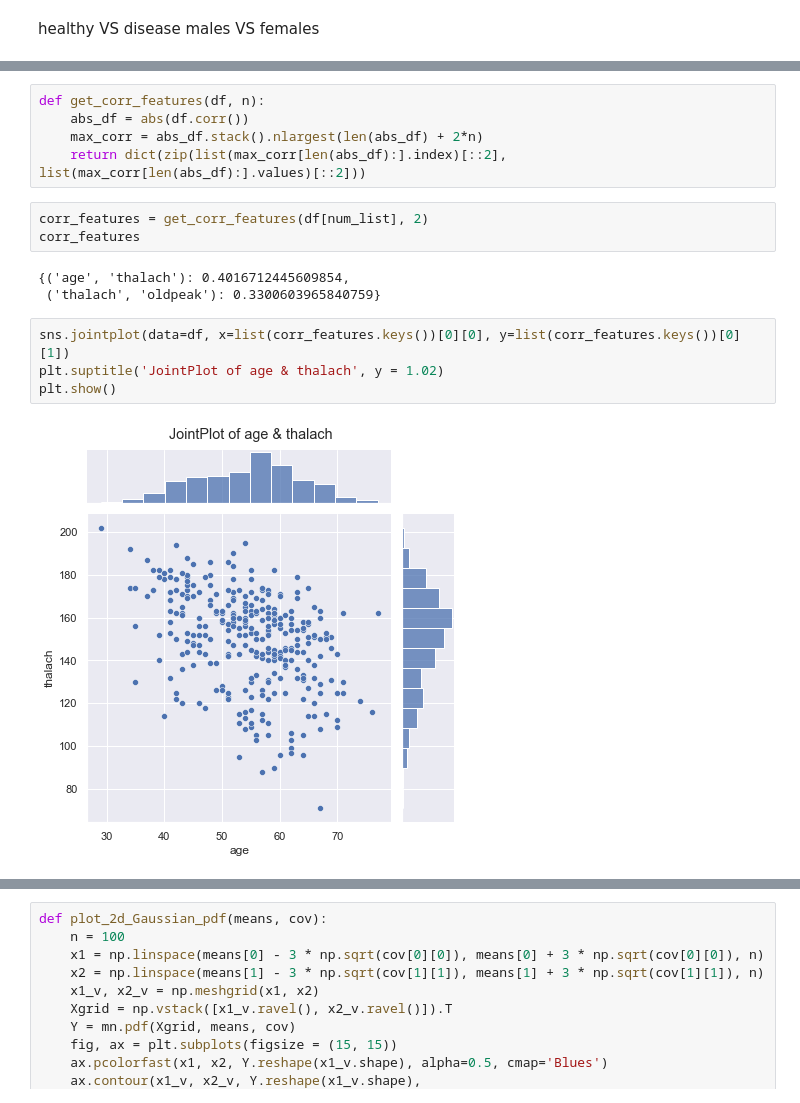
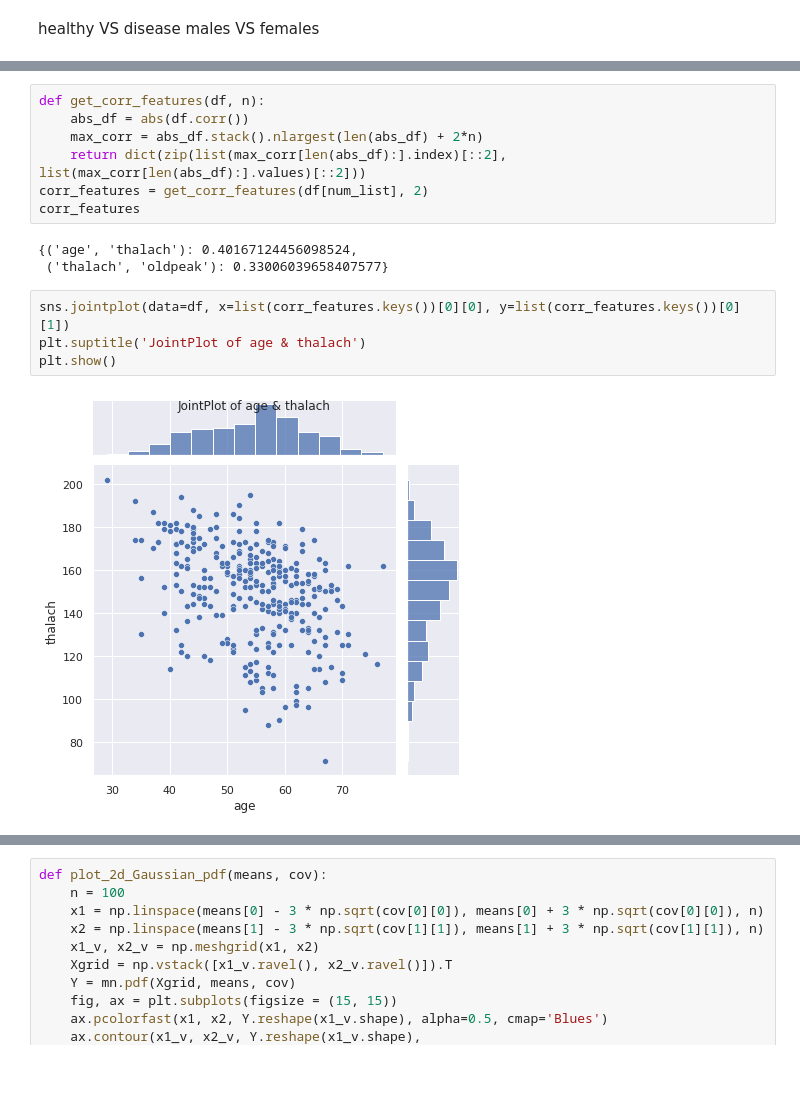
Before and after one commit to ronigold/Statistics_HW, a Jupyter notebook: HW3.ipynb, the cells around one changed output, grey strips where cells are left out. Cells and saved outputs as stored; diff of their text form; blank space fills up the shorter version.

```diff
--- a/HW3.ipynb
+++ b/HW3.ipynb
@@ -418,17 +348,16 @@ def get_corr_features(df, n):
     abs_df = abs(df.corr())
     max_corr = abs_df.stack().nlargest(len(abs_df) + 2*n)
     return dict(zip(list(max_corr[len(abs_df):].index)[::2], list(max_corr[len(abs_df):].values)[::2]))
+corr_features = get_corr_features(df[num_list], 2)
+corr_features
+# %% [output]
+{('age', 'thalach'): 0.40167124456098524,
+ ('thalach', 'oldpeak'): 0.33006039658407577}
-# %%
-corr_features = get_corr_features(df[num_list], 2)
-corr_features
-# %% [output]
-{('age', 'thalach'): 0.4016712445609854,
- ('thalach', 'oldpeak'): 0.3300603965840759}
 # %%
 sns.jointplot(data=df, x=list(corr_features.keys())[0][0], y=list(corr_features.keys())[0][1])
-plt.suptitle('JointPlot of age & thalach', y = 1.02)
+plt.suptitle('JointPlot of age & thalach')
 plt.show()
 # %% [output]
-[figure, old version]
+[figure, new version]
 # %%
 sns.jointplot(data=df, x=list(corr_features.keys())[1][0], y=list(corr_features.keys())[1][1])
```
Also changed, not shown: parts of 38 cells of this notebook.
